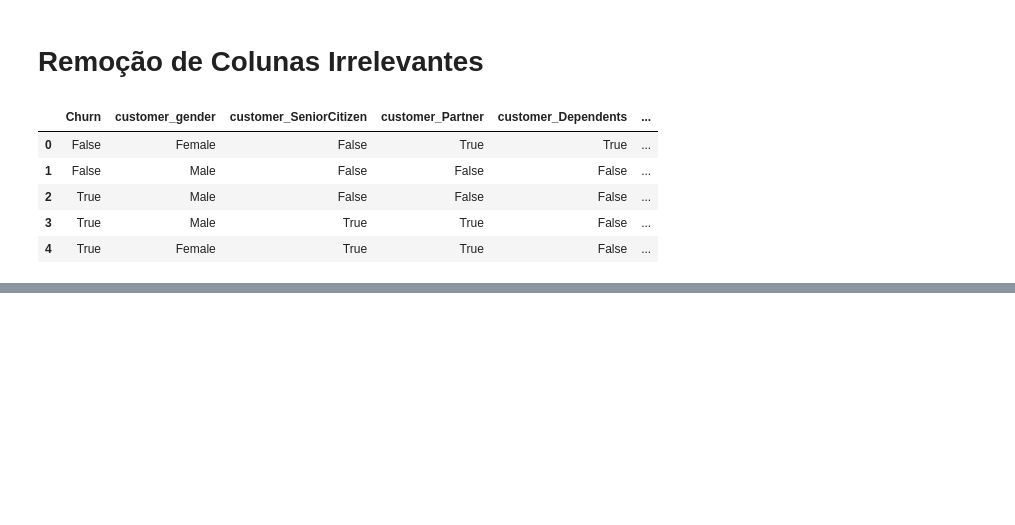
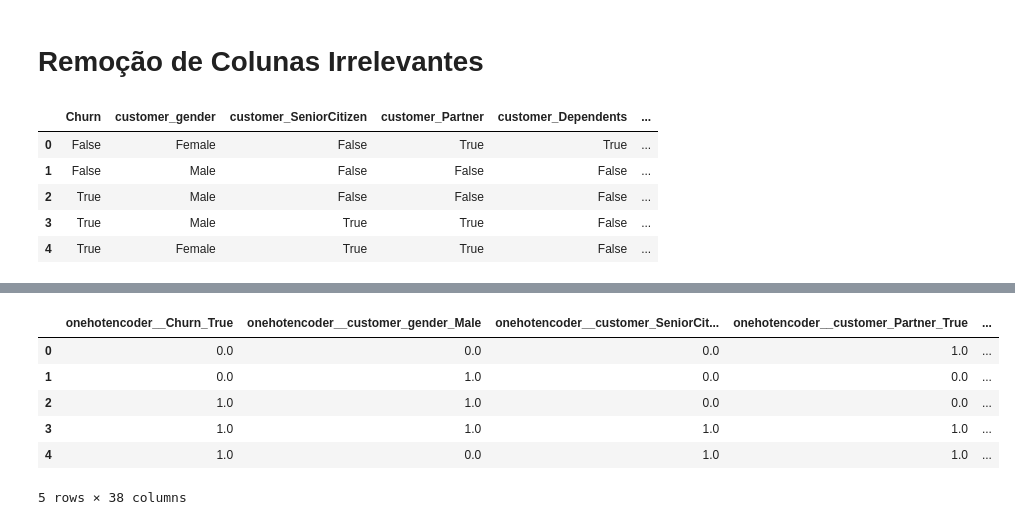
Before and after one commit to anneaiad/Challenge_Telecom_X_Alura_Pt2, a Jupyter notebook: Challenge_Telecom_X_Alura_Pt2.ipynb, the cells around one changed output, grey strips where cells are left out. Saved outputs shown, nothing was run; the diff lists cells and outputs as text; code cells hidden in the pictures; blank space fills up the shorter version.

```diff
--- a/Challenge_Telecom_X_Alura_Pt2.ipynb
+++ b/Challenge_Telecom_X_Alura_Pt2.ipynb
@@ -36,0 +88,6 @@ df.head()
+# %%
+df_numerico = df.select_dtypes(include=['int64', 'float64'])
+df_categorico = df.select_dtypes(include=['object', 'bool'])
+# %%
+colunas_categoricas = df_categorico.columns
+colunas_categoricas
@@ -36,0 +103,15 @@ df.head()
+# %%
+one_hot = make_column_transformer((
+    OneHotEncoder(drop = 'if_binary'),
+    ['Churn', 'customer_gender', 'customer_SeniorCitizen',
+       'customer_Partner', 'customer_Dependents', 'phone_PhoneService',
+       'phone_MultipleLines', 'internet_InternetService',
+       'internet_OnlineSecurity', 'internet_OnlineBackup',
+       'internet_DeviceProtection', 'internet_TechSupport',
+       'internet_StreamingTV', 'internet_StreamingMovies', 'account_Contract',
+       'account_PaperlessBilling', 'account_PaymentMethod']
+),
+    remainder = 'passthrough',
+    sparse_threshold=0)
+# %%
+df_categorico = one_hot.fit_transform(df_categorico)
@@ -36,0 +138,11 @@ df.head()
+# %%
+df_encoded = pd.DataFrame(df_categorico, columns = one_hot.get_feature_names_out(colunas_categoricas))
+df_encoded.head()
+# %% [output]
+|  | onehotencoder__Churn_True | onehotencoder__customer_gender_Male | onehotencoder__customer_SeniorCit... | onehotencoder__customer_Partner_True | ... |
+| 0 | 0.0 | 0.0 | 0.0 | 1.0 | ... |
+| 1 | 0.0 | 1.0 | 0.0 | 0.0 | ... |
+| 2 | 1.0 | 1.0 | 0.0 | 0.0 | ... |
+| 3 | 1.0 | 1.0 | 1.0 | 1.0 | ... |
+| 4 | 1.0 | 0.0 | 1.0 | 1.0 | ... |
+5 rows × 38 columns
```
Also changed, not shown: parts of 8 cells of this notebook.
